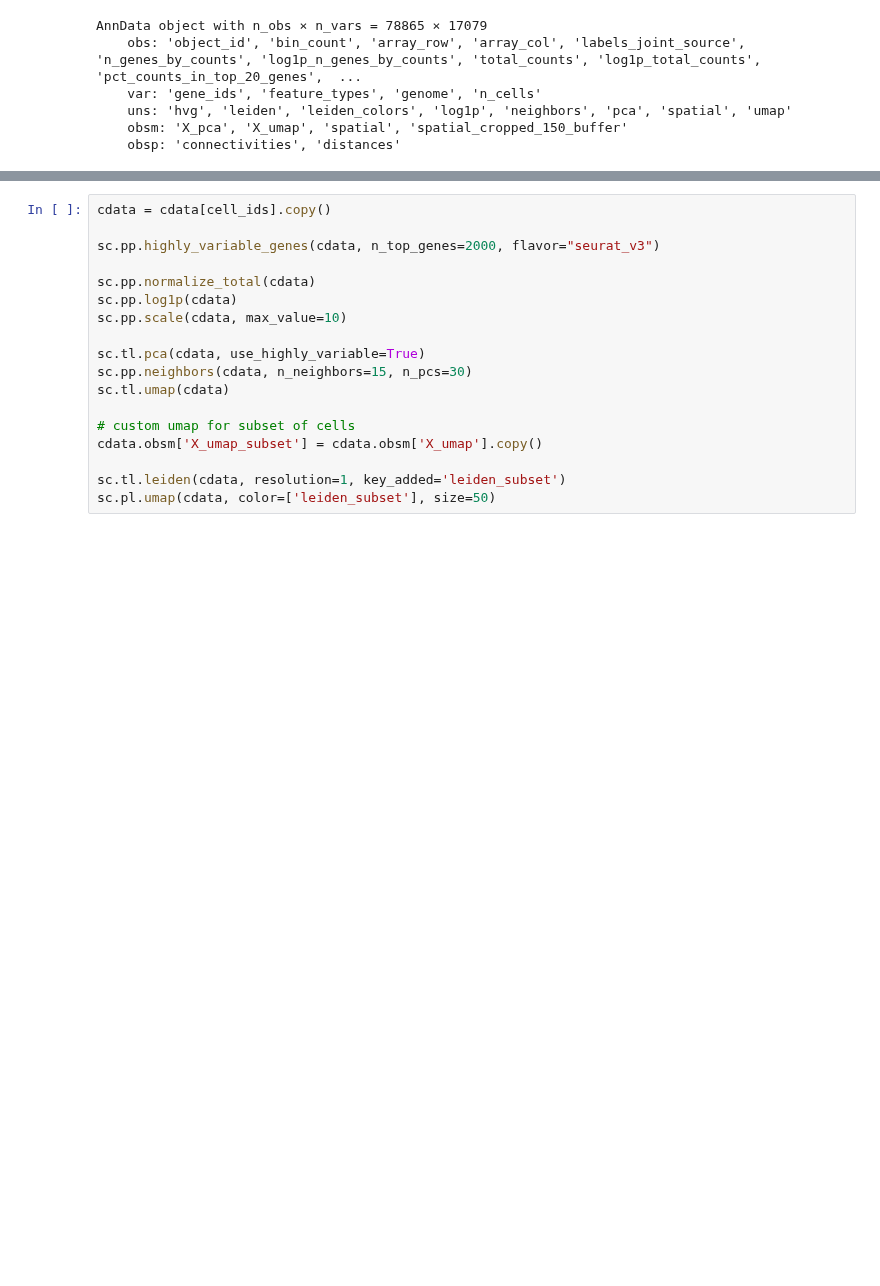
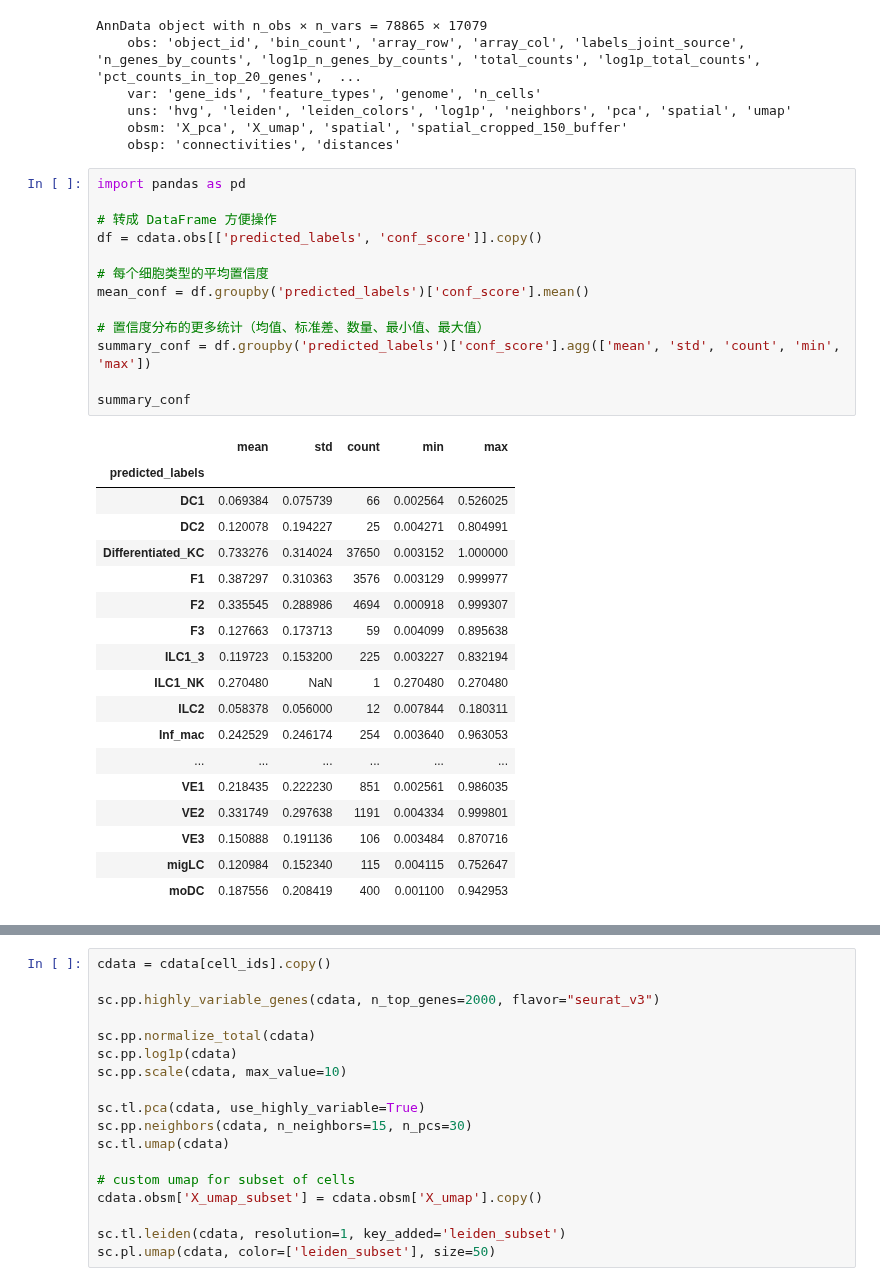
Before and after one commit to ScheWann/Biovis2025, a Jupyter notebook: Python/enrichment_order.ipynb, the cells around one changed output, grey strips where cells are left out. Cells and saved outputs as stored; diff of their text form; blank space fills up the shorter version.

```diff
--- a/Python/enrichment_order.ipynb
+++ b/Python/enrichment_order.ipynb
@@ -377,3 +377,35 @@ AnnData object with n_obs × n_vars = 78865 × 17079
     uns: 'hvg', 'leiden', 'leiden_colors', 'log1p', 'neighbors', 'pca', 'spatial', 'umap'
     obsm: 'X_pca', 'X_umap', 'spatial', 'spatial_cropped_150_buffer'
     obsp: 'connectivities', 'distances'
+# %%
+import pandas as pd
+
+# 转成 DataFrame 方便操作
+df = cdata.obs[['predicted_labels', 'conf_score']].copy()
+
+# 每个细胞类型的平均置信度
+mean_conf = df.groupby('predicted_labels')['conf_score'].mean()
+
+# 置信度分布的更多统计（均值、标准差、数量、最小值、最大值）
+summary_conf = df.groupby('predicted_labels')['conf_score'].agg(['mean', 'std', 'count', 'min', 'max'])
+
+summary_conf
+# %% [output]
+|  | mean | std | count | min | max |
+| predicted_labels |  |  |  |  |  |
+| DC1 | 0.069384 | 0.075739 | 66 | 0.002564 | 0.526025 |
+| DC2 | 0.120078 | 0.194227 | 25 | 0.004271 | 0.804991 |
+| Differentiated_KC | 0.733276 | 0.314024 | 37650 | 0.003152 | 1.000000 |
+| F1 | 0.387297 | 0.310363 | 3576 | 0.003129 | 0.999977 |
+| F2 | 0.335545 | 0.288986 | 4694 | 0.000918 | 0.999307 |
+| F3 | 0.127663 | 0.173713 | 59 | 0.004099 | 0.895638 |
+| ILC1_3 | 0.119723 | 0.153200 | 225 | 0.003227 | 0.832194 |
+| ILC1_NK | 0.270480 | NaN | 1 | 0.270480 | 0.270480 |
+| ILC2 | 0.058378 | 0.056000 | 12 | 0.007844 | 0.180311 |
+| Inf_mac | 0.242529 | 0.246174 | 254 | 0.003640 | 0.963053 |
+| ... | ... | ... | ... | ... | ... |
+| VE1 | 0.218435 | 0.222230 | 851 | 0.002561 | 0.986035 |
+| VE2 | 0.331749 | 0.297638 | 1191 | 0.004334 | 0.999801 |
+| VE3 | 0.150888 | 0.191136 | 106 | 0.003484 | 0.870716 |
+| migLC | 0.120984 | 0.152340 | 115 | 0.004115 | 0.752647 |
+| moDC | 0.187556 | 0.208419 | 400 | 0.001100 | 0.942953 |
```
Also changed, not shown: parts of 1 cell of this notebook, 5 other files.
